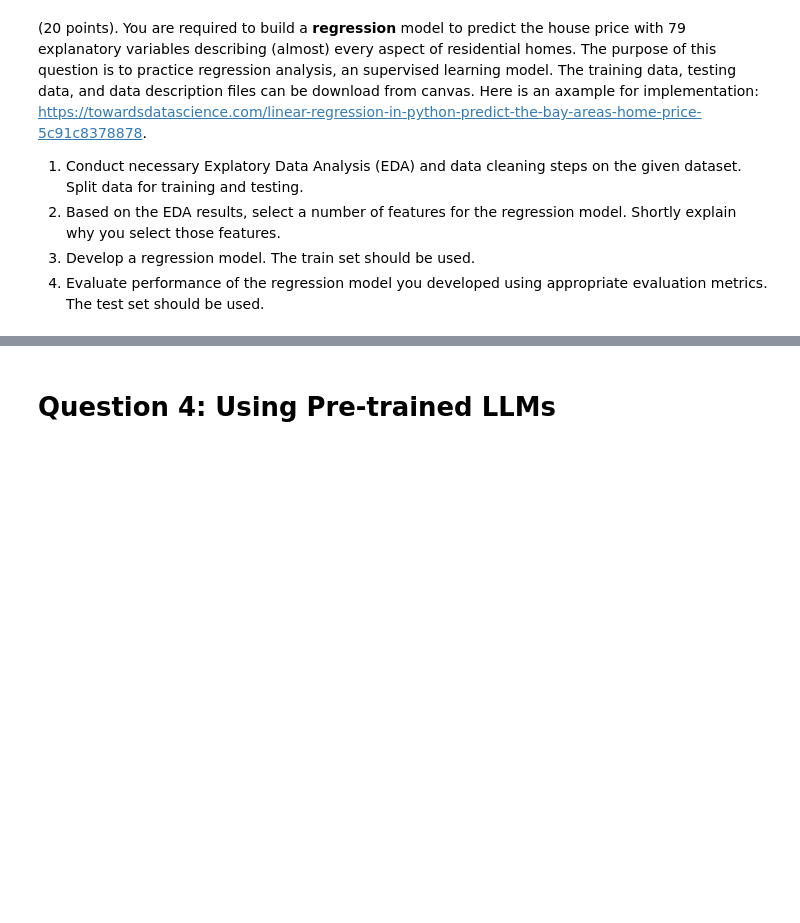
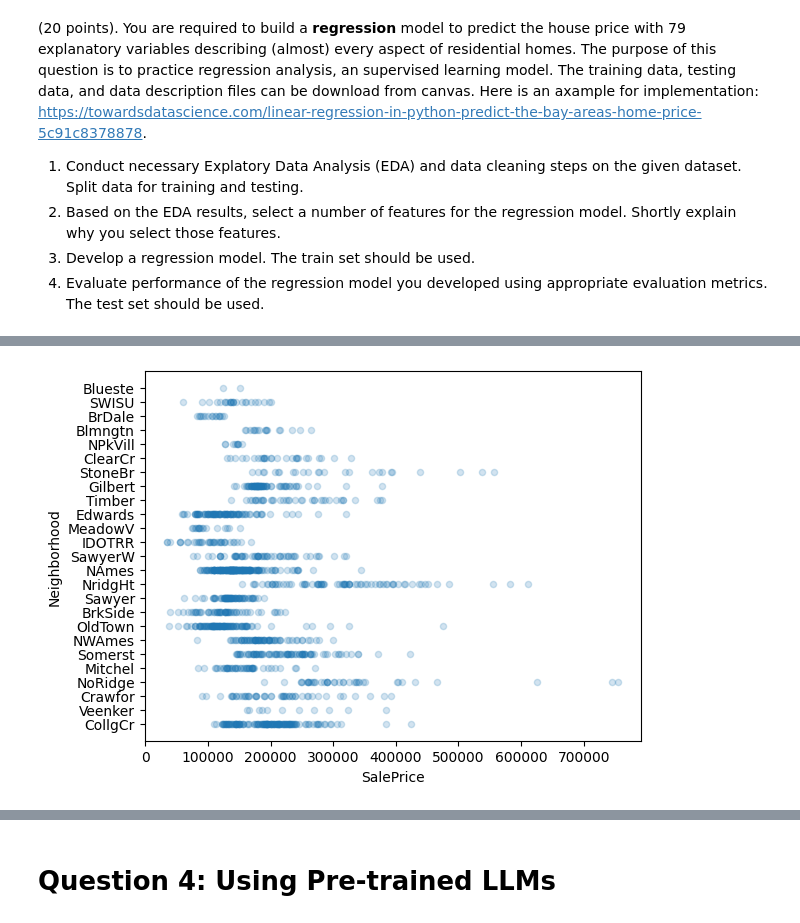
Before and after one commit to kahosadi/INFO5731_Spring_2024, a Jupyter notebook: Christopher_Nelfrits_Assignment_04.ipynb, the cells around one changed output, grey strips where cells are left out. Drawn from its saved outputs; the diff is of its cells as text; code cells hidden in the pictures; blank space fills up the shorter version.

```diff
--- a/Christopher_Nelfrits_Assignment_04.ipynb
+++ b/Christopher_Nelfrits_Assignment_04.ipynb
@@ -326,0 +417,5 @@ Warning: Total number of columns (81) exceeds max_columns (20) limiting to first
+# %%
+house_train.plot(kind="scatter", x="SalePrice", y="Neighborhood", alpha=0.2)
+plt.savefig('map1.png')
+# %% [output]
+[figure, added]
```
Also changed, not shown: parts of 21 cells of this notebook.
